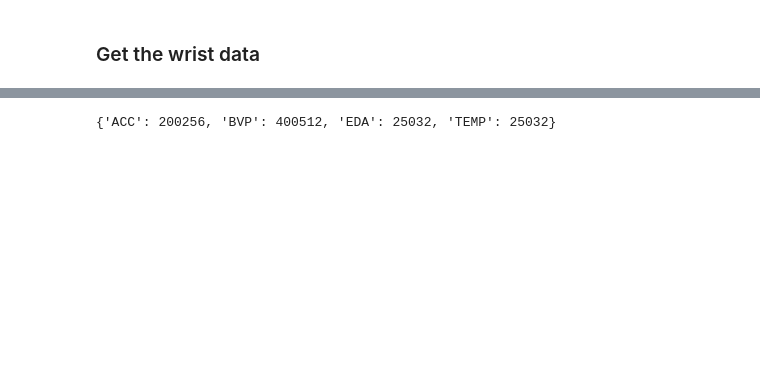
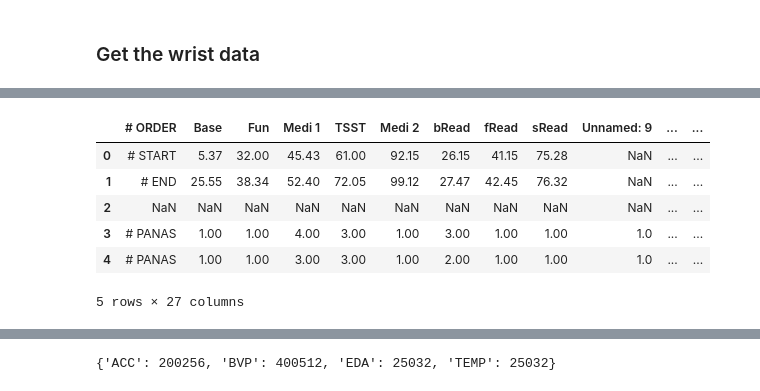
Before and after one commit to guillaume-azarias/Digital-Biomarker-Study, a Jupyter notebook: Prophet_WESAD_GridSearch.ipynb, the cells around one changed output, grey strips where cells are left out. Cells and saved outputs as stored; diff of their text form; code cells hidden in the pictures; blank space fills up the shorter version.

```diff
--- a/Prophet_WESAD_GridSearch.ipynb
+++ b/Prophet_WESAD_GridSearch.ipynb
@@ -125,0 +328,13 @@ obj_data[subject] = read_data_of_one_subject(data_set_path, subject)
+# %%
+bp_data = pd.read_csv("/Users/guillaume/Documents/Projects/Data/WESAD/S5/S5_quest.csv", header=1, delimiter=';')
+# qgrid_widget = qgrid.show_grid(bp_data, show_toolbar=True)
+# qgrishow_gridrid(bp_data)
+bp_data.head()
+# %% [output]
+|  | # ORDER | Base | Fun | Medi 1 | TSST | Medi 2 | bRead | fRead | sRead | Unnamed: 9 | ... | ... |
+| 0 | # START | 5.37 | 32.00 | 45.43 | 61.00 | 92.15 | 26.15 | 41.15 | 75.28 | NaN | ... | ... |
+| 1 | # END | 25.55 | 38.34 | 52.40 | 72.05 | 99.12 | 27.47 | 42.45 | 76.32 | NaN | ... | ... |
+| 2 | NaN | NaN | NaN | NaN | NaN | NaN | NaN | NaN | NaN | NaN | ... | ... |
+| 3 | # PANAS | 1.00 | 1.00 | 4.00 | 3.00 | 1.00 | 3.00 | 1.00 | 1.00 | 1.0 | ... | ... |
+| 4 | # PANAS | 1.00 | 1.00 | 3.00 | 3.00 | 1.00 | 2.00 | 1.00 | 1.00 | 1.0 | ... | ... |
+5 rows × 27 columns
```
Also changed, not shown: parts of 26 cells of this notebook, 1 other file.
